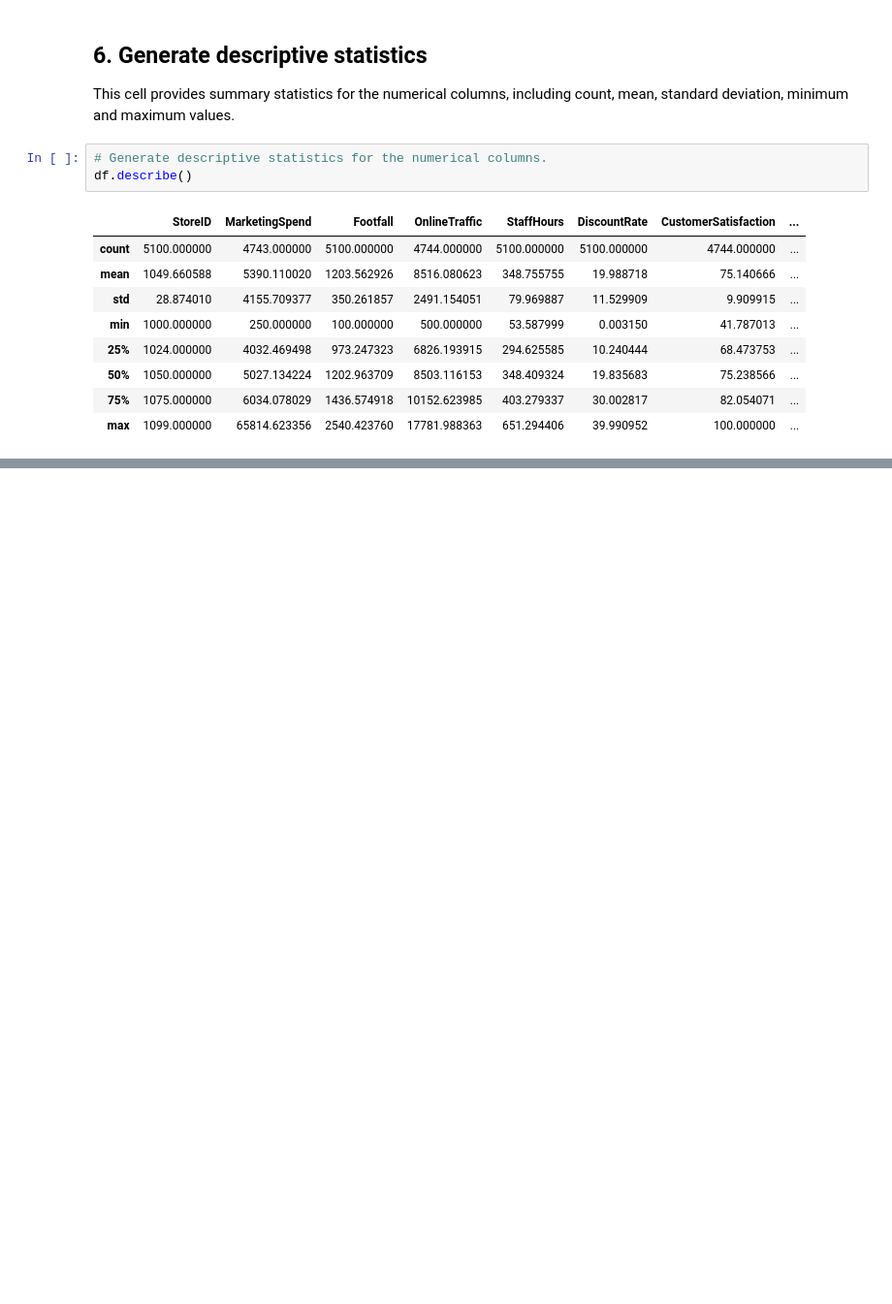
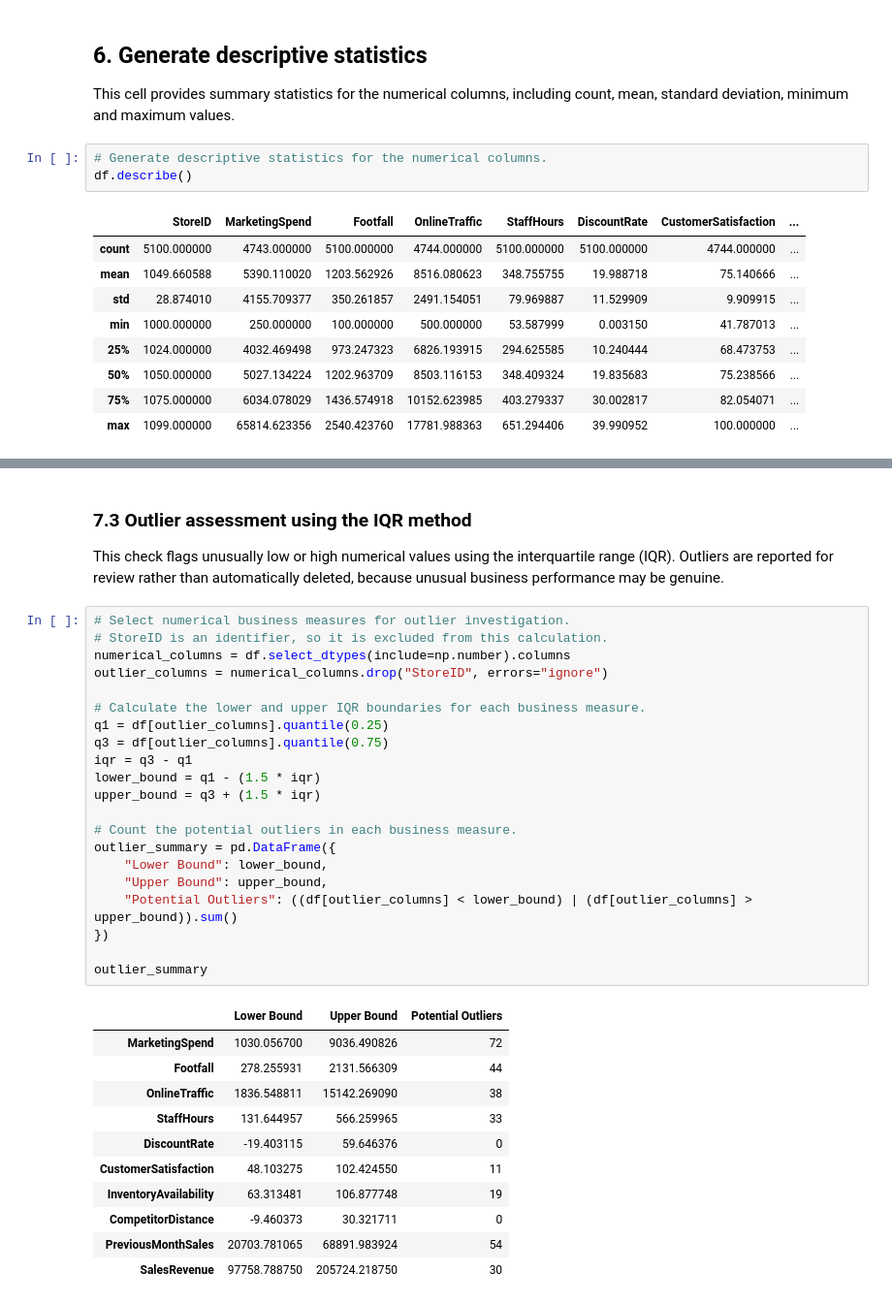
Before and after one commit to RyanMitchell8/Research-Analytics-Ca1, a Jupyter notebook: Ca1-folder/Task_1_Retail_Performance.ipynb, the cells around one changed output, grey strips where cells are left out. Shown at 97% size. Drawn from its saved outputs; the diff is of its cells as text; blank space fills up the shorter version.

```diff
--- a/Ca1-folder/Task_1_Retail_Performance.ipynb
+++ b/Ca1-folder/Task_1_Retail_Performance.ipynb
@@ -102,0 +182,37 @@ df.describe()
+# %% [markdown]
+### 7.3 Outlier assessment using the IQR method
+
+This check flags unusually low or high numerical values using the interquartile range (IQR). Outliers are reported for review rather than automatically deleted, because unusual business performance may be genuine.
+# %%
+# Select numerical business measures for outlier investigation.
+# StoreID is an identifier, so it is excluded from this calculation.
+numerical_columns = df.select_dtypes(include=np.number).columns
+outlier_columns = numerical_columns.drop("StoreID", errors="ignore")
+
+# Calculate the lower and upper IQR boundaries for each business measure.
+q1 = df[outlier_columns].quantile(0.25)
+q3 = df[outlier_columns].quantile(0.75)
+iqr = q3 - q1
+lower_bound = q1 - (1.5 * iqr)
+upper_bound = q3 + (1.5 * iqr)
+
+# Count the potential outliers in each business measure.
+outlier_summary = pd.DataFrame({
+    "Lower Bound": lower_bound,
+    "Upper Bound": upper_bound,
+    "Potential Outliers": ((df[outlier_columns] < lower_bound) | (df[outlier_columns] > upper_bound)).sum()
+})
+
+outlier_summary
+# %% [output]
+|  | Lower Bound | Upper Bound | Potential Outliers |
+| MarketingSpend | 1030.056700 | 9036.490826 | 72 |
+| Footfall | 278.255931 | 2131.566309 | 44 |
+| OnlineTraffic | 1836.548811 | 15142.269090 | 38 |
+| StaffHours | 131.644957 | 566.259965 | 33 |
+| DiscountRate | -19.403115 | 59.646376 | 0 |
+| CustomerSatisfaction | 48.103275 | 102.424550 | 11 |
+| InventoryAvailability | 63.313481 | 106.877748 | 19 |
+| CompetitorDistance | -9.460373 | 30.321711 | 0 |
+| PreviousMonthSales | 20703.781065 | 68891.983924 | 54 |
+| SalesRevenue | 97758.788750 | 205724.218750 | 30 |
```
Also changed, not shown: parts of 13 cells of this notebook.
